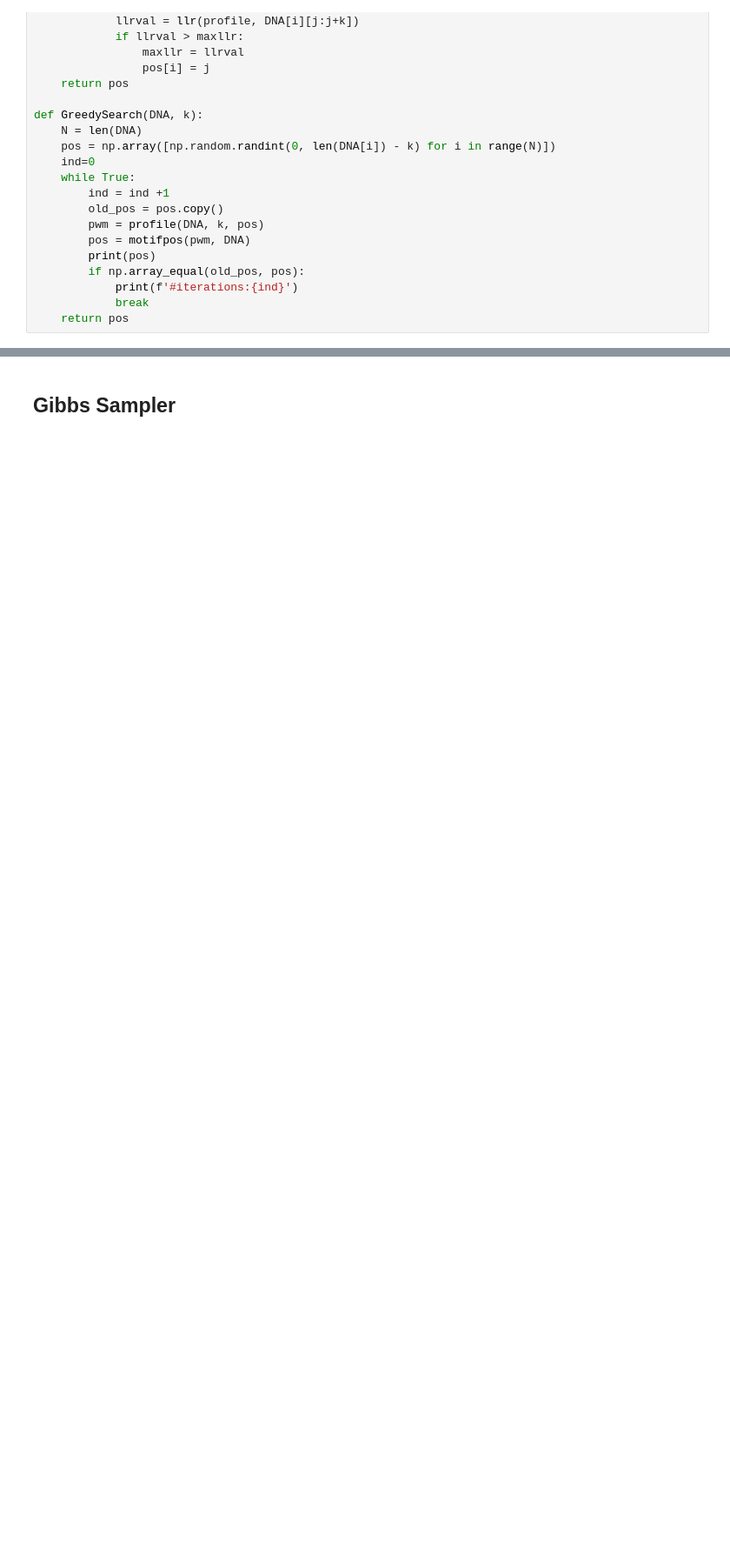
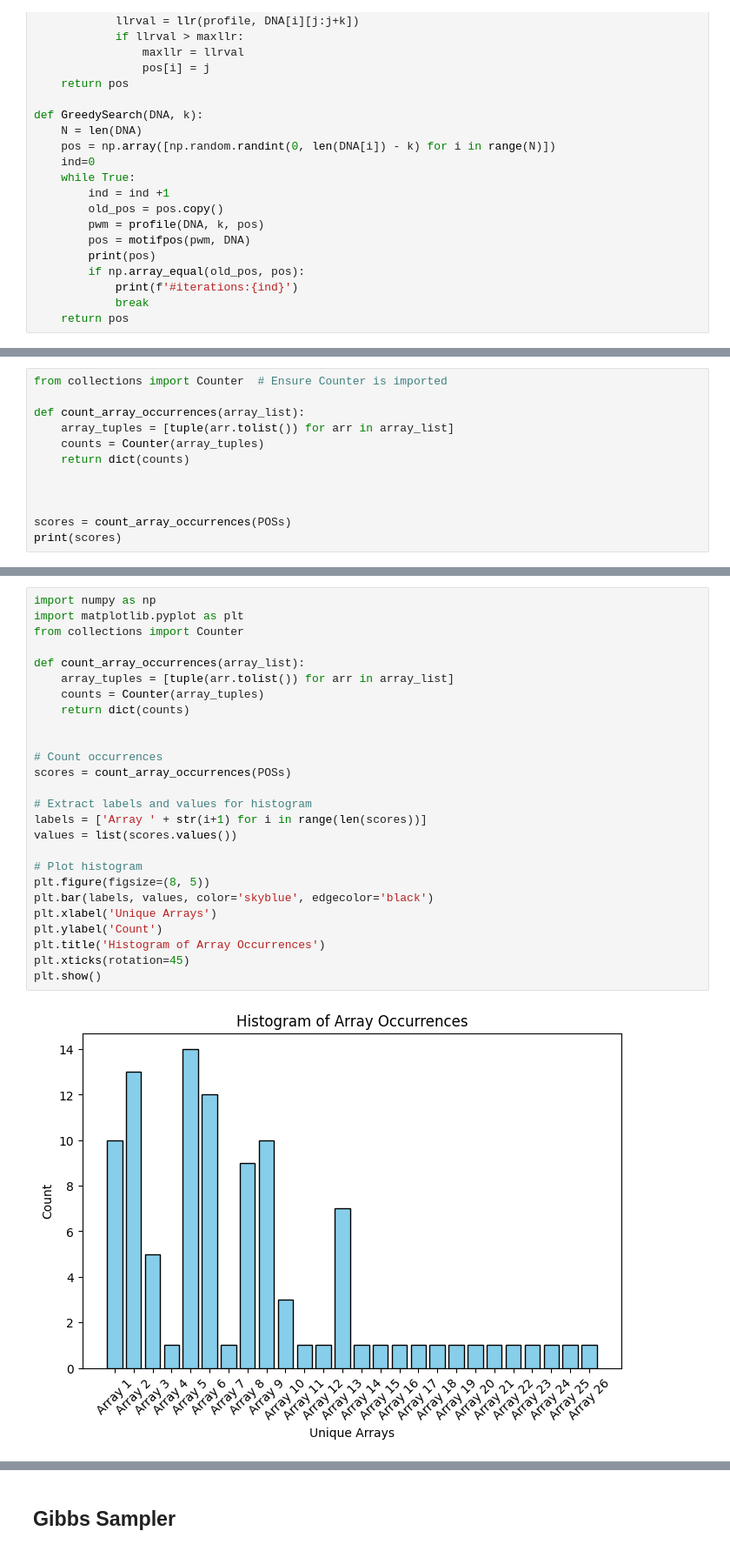
Before and after one commit to akshaysanjeevk/SequenceAnalysis-Course, a Jupyter notebook: solutions.ipynb, the cells around one changed output, grey strips where cells are left out. Shown at 87% size. Drawn from its saved outputs; the diff is of its cells as text; blank space fills up the shorter version.

```diff
--- a/solutions.ipynb
+++ b/solutions.ipynb
@@ -102,0 +111,12 @@ GGCGAAATGA
+# %%
+from collections import Counter  # Ensure Counter is imported
+
+def count_array_occurrences(array_list):
+    array_tuples = [tuple(arr.tolist()) for arr in array_list]
+    counts = Counter(array_tuples)
+    return dict(counts)
+
+
+
+scores = count_array_occurrences(POSs)
+print(scores)
@@ -103 +125,29 @@ GGCGAAATGA
+# %%
+import numpy as np
+import matplotlib.pyplot as plt
+from collections import Counter
+
+def count_array_occurrences(array_list):
+    array_tuples = [tuple(arr.tolist()) for arr in array_list]
+    counts = Counter(array_tuples)
+    return dict(counts)
+
+
+# Count occurrences
+scores = count_array_occurrences(POSs)
+
+# Extract labels and values for histogram
+labels = ['Array ' + str(i+1) for i in range(len(scores))]
+values = list(scores.values())
+
+# Plot histogram
+plt.figure(figsize=(8, 5))
+plt.bar(labels, values, color='skyblue', edgecolor='black')
+plt.xlabel('Unique Arrays')
+plt.ylabel('Count')
+plt.title('Histogram of Array Occurrences')
+plt.xticks(rotation=45)
+plt.show()
+# %% [output]
+[figure, added]
 # %%
```
Also changed, not shown: parts of 4 cells of this notebook.
